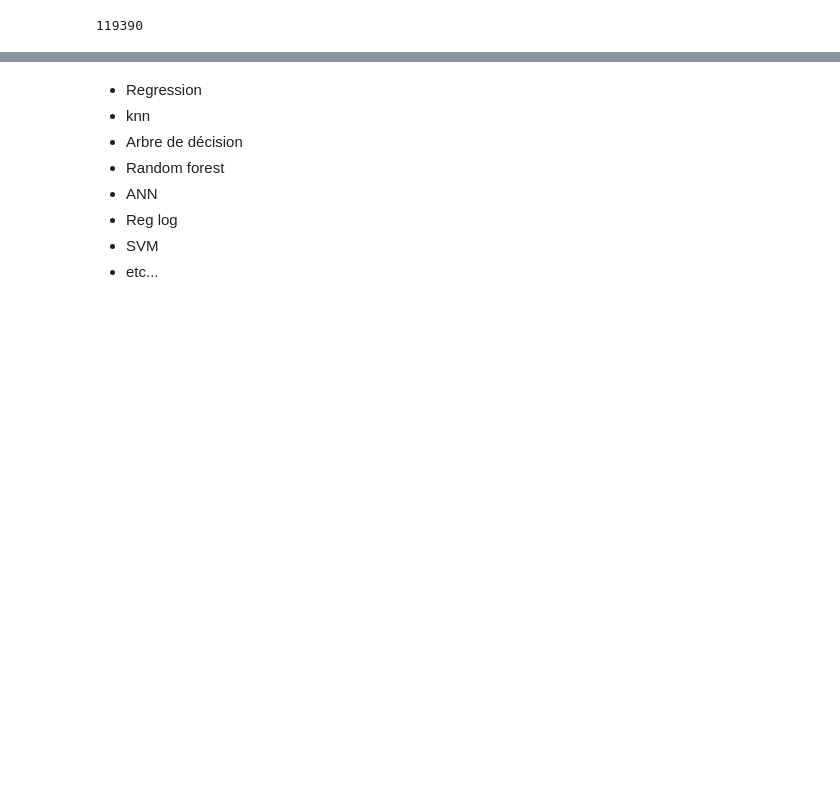
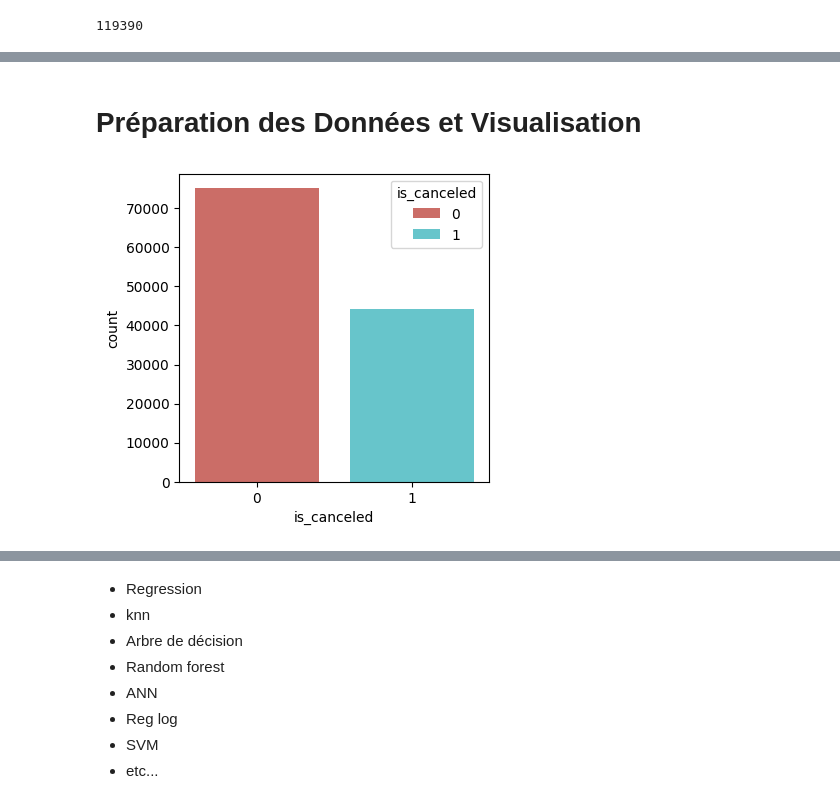
Before and after one commit to jflorescuba/Machine_learning, a Jupyter notebook: Classification/Hotel_Booking/HB_model.ipynb, the cells around one changed output, grey strips where cells are left out. Saved outputs shown, nothing was run; the diff lists cells and outputs as text; code cells hidden in the pictures; blank space fills up the shorter version.

```diff
--- a/Classification/Hotel_Booking/HB_model.ipynb
+++ b/Classification/Hotel_Booking/HB_model.ipynb
@@ -395,0 +380,2 @@ calendar.day_name[g.weekday()]
+# %% [markdown]
+# Préparation des Données et Visualisation
@@ -395,0 +384,7 @@ calendar.day_name[g.weekday()]
+# %%
+# Target variable : reservation is canceled or not
+
+plt.figure(figsize=(4,4))
+sns.countplot(data=hotels, x="is_canceled", palette="hls", hue="is_canceled");
+# %% [output]
+[figure, added]
```
Also changed, not shown: parts of 22 cells of this notebook, 2 other files.
